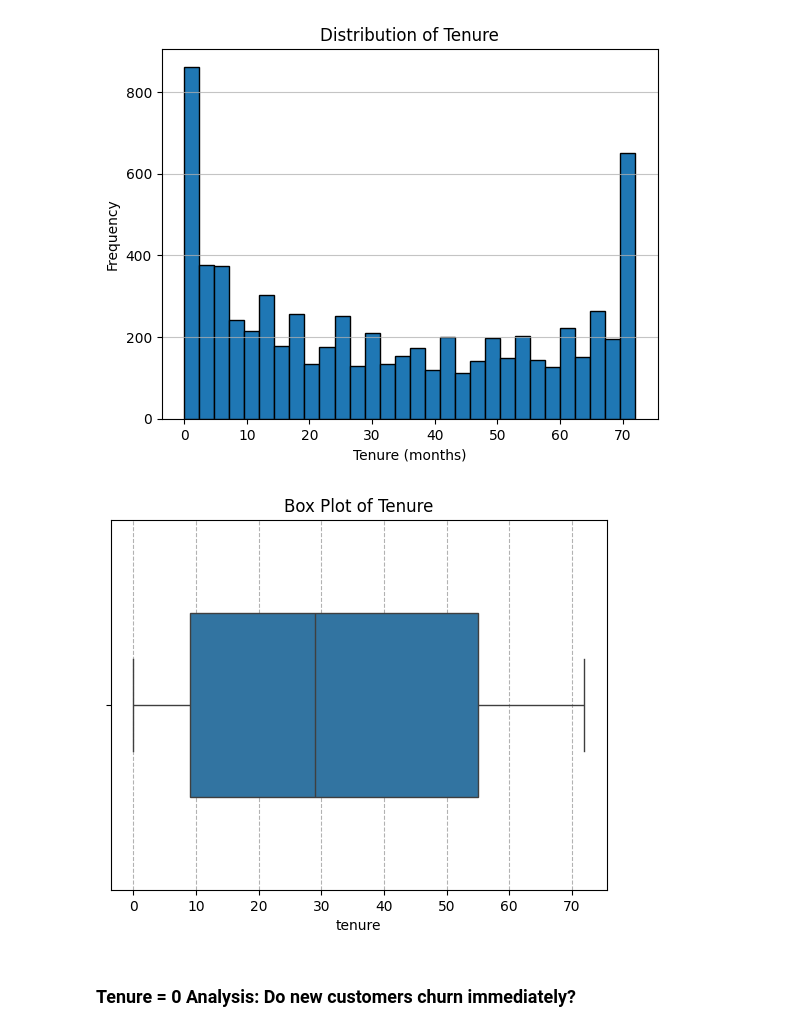
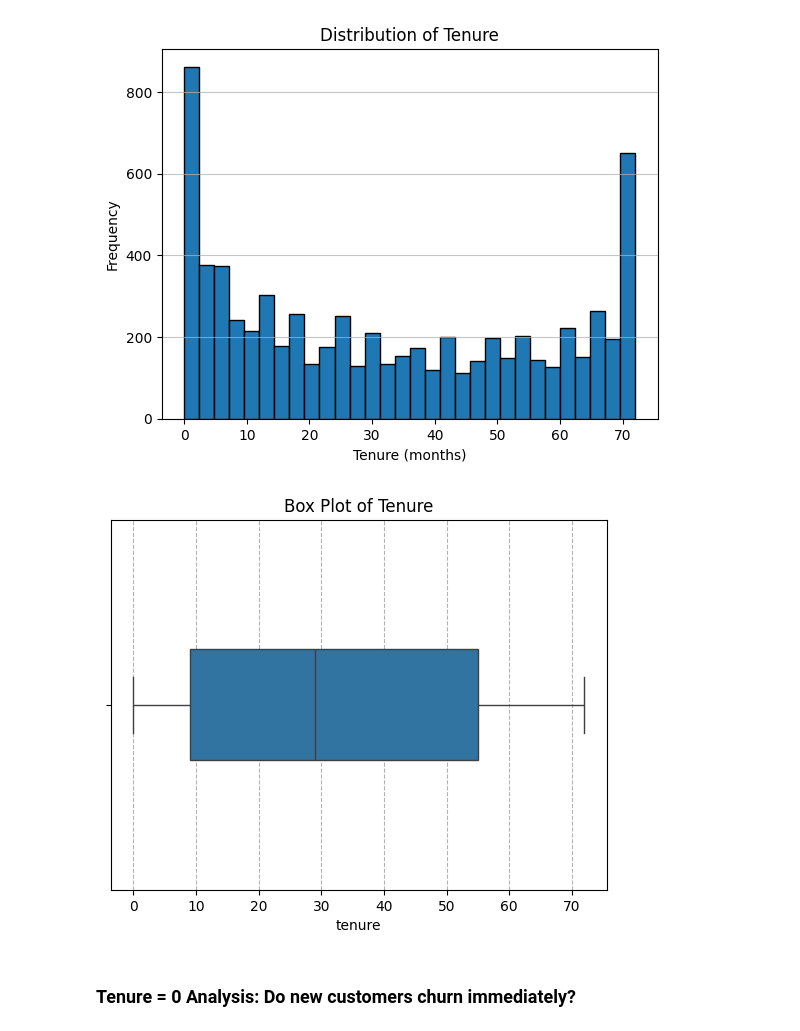
Before and after one commit to ppts2545/Telco-Customer-Churn-by-BlastChar, a Jupyter notebook: notebooks/03_exploratory_analysis/eda 1/01_univariate_distribution.ipynb, the cells around one changed output. Cells and saved outputs as stored; diff of their text form; code cells hidden in the pictures.

```diff
--- a/notebooks/03_exploratory_analysis/eda 1/01_univariate_distribution.ipynb
+++ b/notebooks/03_exploratory_analysis/eda 1/01_univariate_distribution.ipynb
@@ -46,12 +46,12 @@ plt.show()
 # %% [output]
 [figure]
 # %%
-sns.boxplot(x=df["tenure"], showfliers=True, width=0.5)
+sns.boxplot(x=df["tenure"], showfliers=True, width=0.3)
 plt.grid(axis="x", linestyle="--", alpha=0.3, color='black')
 plt.title('Box Plot of Tenure')
 plt.show()
 # %% [output]
-[figure, old version]
+[figure, new version]
 # %% [markdown]
 ### Tenure = 0 Analysis: Do new customers churn immediately?
 # %%
```
Also changed, not shown: 1 other file.
